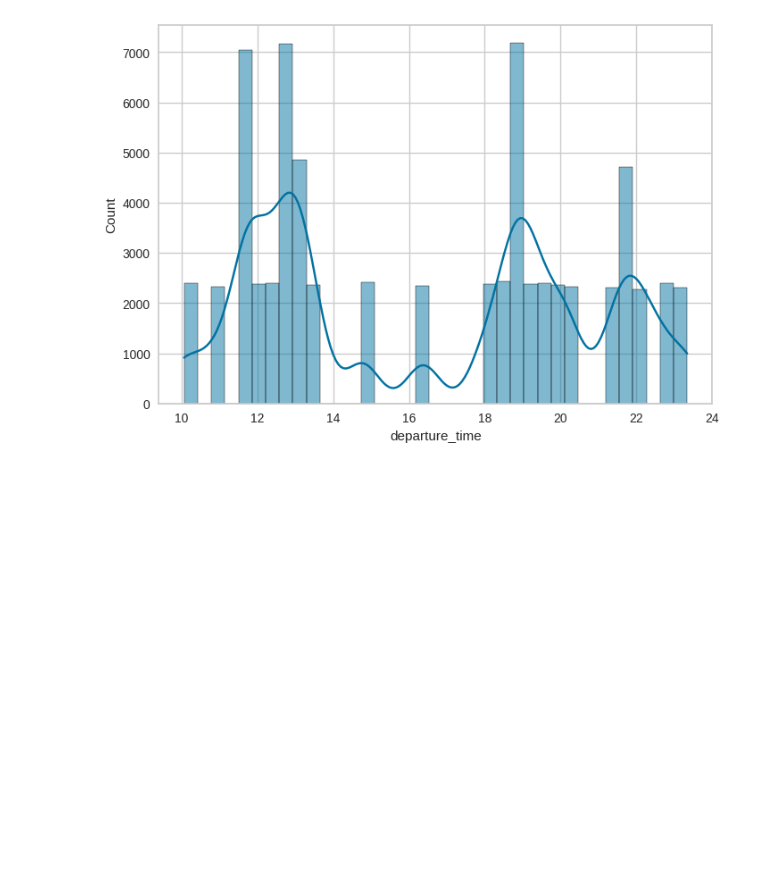
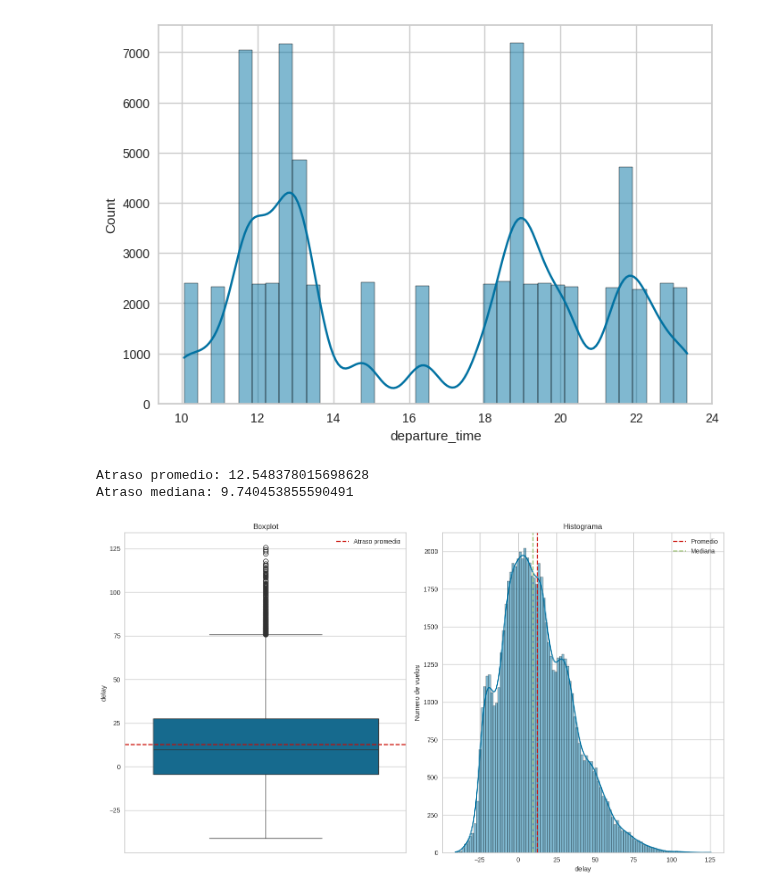
Before and after one commit to r2x4/machine_alura_oracle, a Jupyter notebook: analisi_datos_IA/datos_AI.ipynb, the cells around one changed output. Saved outputs shown, nothing was run; the diff lists cells and outputs as text; code cells hidden in the pictures; blank space fills up the shorter version.

```diff
--- a/analisi_datos_IA/datos_AI.ipynb
+++ b/analisi_datos_IA/datos_AI.ipynb
@@ -186,3 +186,36 @@ sns.histplot(data=datos, x='departure_time', kde=True, binwidth=binwidth)
 plt.show()
 # %% [output]
 [figure]
+# %%
+# variable atraso promedio
+atraso_promedio =datos['delay'].mean()
+atraso_mediana = datos['delay'].median()
+
+print(f'Atraso promedio: {atraso_promedio}')
+print(f'Atraso mediana: {atraso_mediana}')
+# %% [output]
+Atraso promedio: 12.548378015698628
+Atraso mediana: 9.740453855590491
+# %%
+# haremos blotplot
+fig, ax = plt.subplots(1,2,figsize=(14,8))
+
+sns.boxplot(data=datos, y='delay', ax=ax[0])
+ax[0].set_title('Boxplot')
+ax[0].axhline(y=atraso_promedio, color='r', linestyle='--', label='Atraso promedio')
+#ax[0].axhline(y=atraso_mediana, color='g', linestyle='--', label='Atraso mediana')
+ax[0].legend()
+
+binwidth = ancho_bin(datos,'delay')
+sns.histplot(data=datos, x='delay', ax=ax[1], binwidth=binwidth, kde=True)
+plt.ylabel('Numero de vuelos')
+plt.grid(True)
+ax[1].set_title('Histograma')
+ax[1].axvline(x=atraso_promedio, color='r', linestyle='--', label='Promedio')
+ax[1].axvline(x=atraso_mediana, color='g', linestyle='--', label='Mediana')
+ax[1].legend()
+
+plt.tight_layout()
+plt.show()
+# %% [output]
+[figure, added]
```
Also changed, not shown: parts of 1 cell of this notebook.
